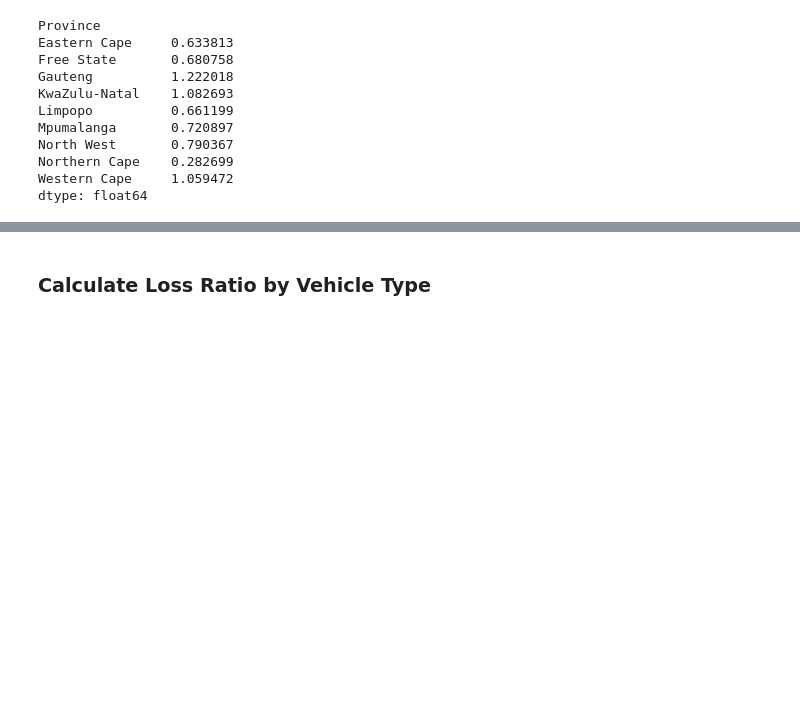
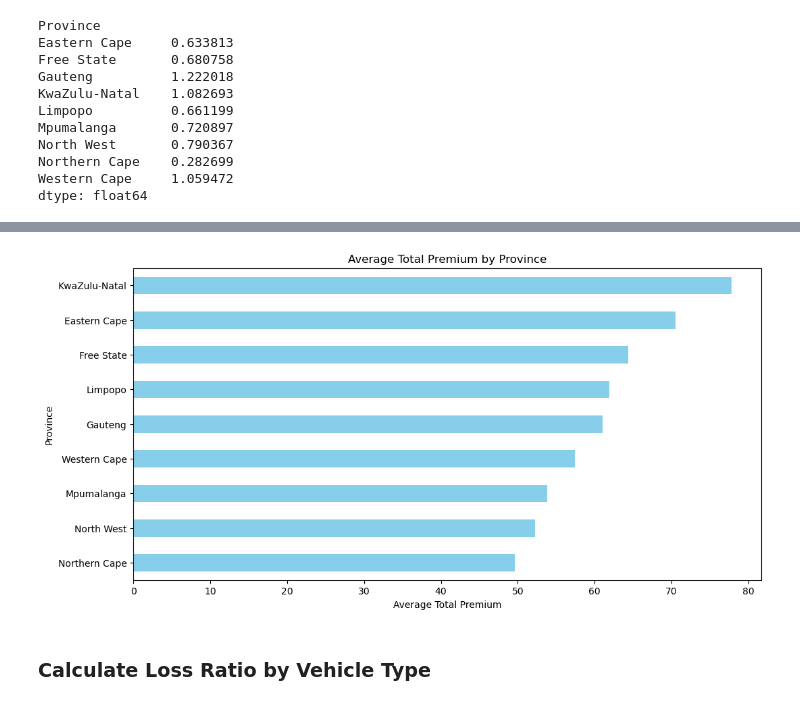
Before and after one commit to Samrizee/End-to-End-Insurance-Risk-Analytics-Predictive-Modeling, a Jupyter notebook: notebooks/EDA&Stats.ipynb, the cells around one changed output, grey strips where cells are left out. Drawn from its saved outputs; the diff is of its cells as text; code cells hidden in the pictures; blank space fills up the shorter version.

```diff
--- a/notebooks/EDA&Stats.ipynb
+++ b/notebooks/EDA&Stats.ipynb
@@ -189,3 +199,14 @@ dtype: float64
+# %%
+# Compare average TotalPremium by Province
+plt.figure(figsize=(12, 6))
+average_premium_by_province = df.groupby('Province')['TotalPremium'].mean().sort_values()
+average_premium_by_province.plot(kind='barh', color='skyblue')
+plt.title('Average Total Premium by Province')
+plt.xlabel('Average Total Premium')
+plt.ylabel('Province')
+plt.show()
+# %% [output]
+[figure, added]
 # %% [markdown]
 ### Calculate Loss Ratio by Vehicle Type
 # %%
```
Also changed, not shown: parts of 15 cells of this notebook.
